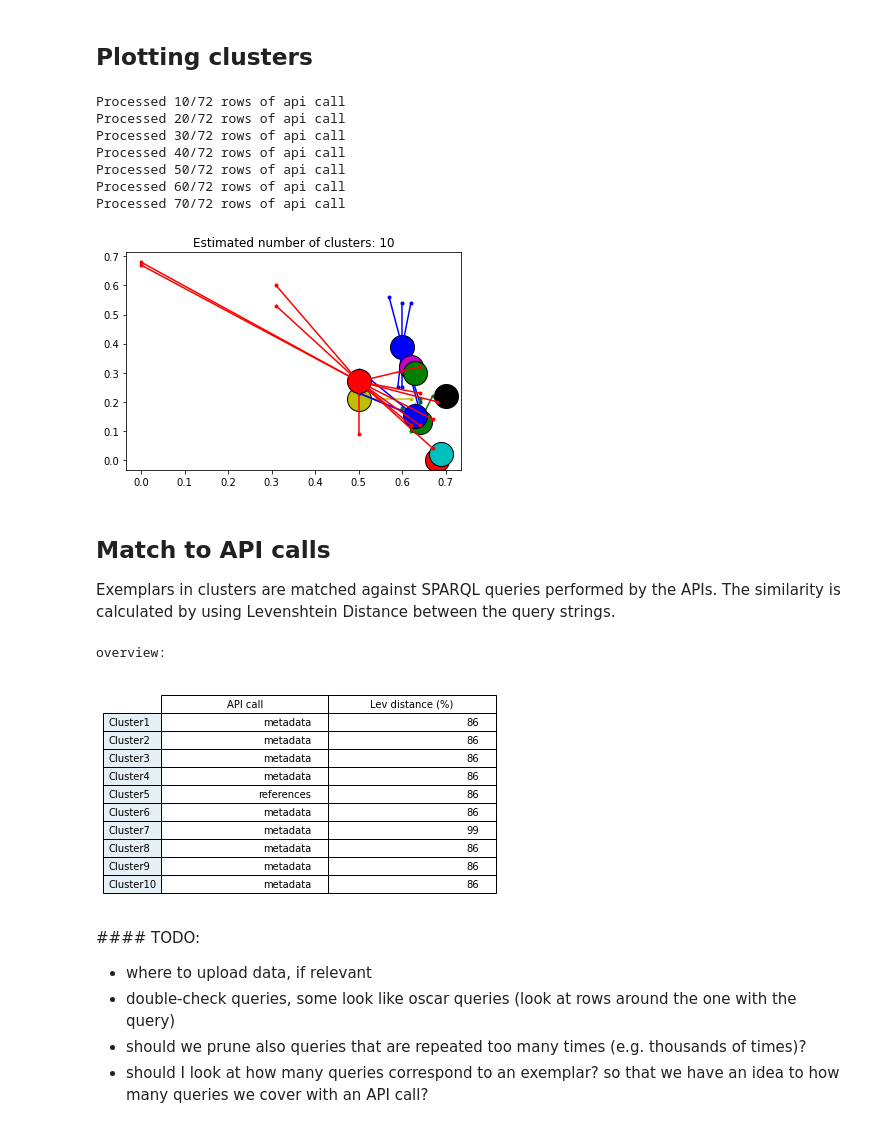
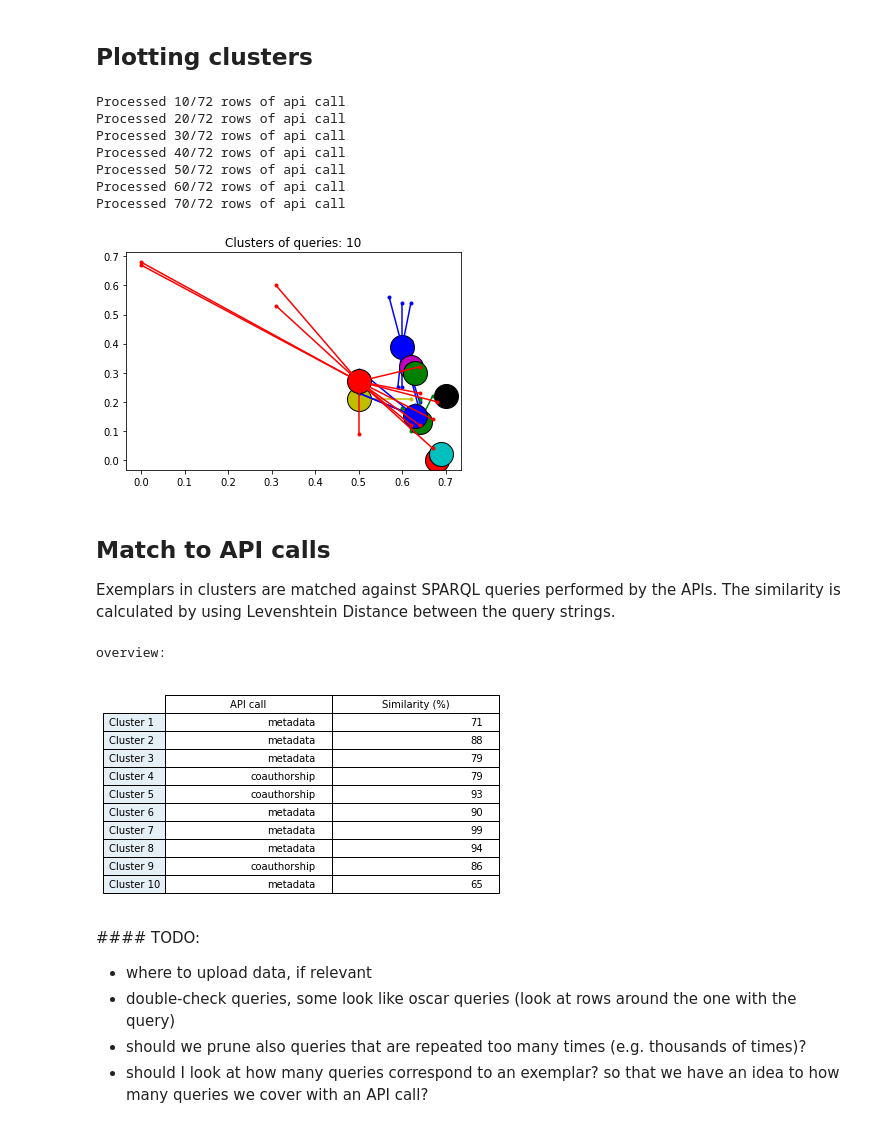
Before and after one commit to opencitations/ramose, a Jupyter notebook: eval/RAMOSE_logs.ipynb, the cells around one changed output. Drawn from its saved outputs; the diff is of its cells as text; code cells hidden in the pictures.

```diff
--- a/eval/RAMOSE_logs.ipynb
+++ b/eval/RAMOSE_logs.ipynb
@@ -17,7 +17,7 @@ df3 = pd.read_csv(zf3.open('log-2020-0102-filtered.csv'), sep=',', error_bad_lin
 
 zf4 = zipfile.ZipFile('log-2020-0105-filtered.csv.zip')
 df4 = pd.read_csv(zf4.open('log-2020-0105-filtered.csv'), sep=',', error_bad_lines=False, quoting=csv.QUOTE_NONE, warn_bad_lines=False)
-df = pd.concat([df1, df2, df3, df4], ignore_index=True)
+df = pd.concat([df1, df2, df3, df4]) #, ignore_index=True
 df.head()
 # %% [output]
 |  | TIME | REMOTE_ADDR | HTTP_USER_AGENT | HTTP_REFERER | HTTP_HOST | REQUEST_URI |
@@ -42,0 +63,18 @@ print(len(df_sparql))
+# %%
+#df_sparql_plot = df_sparql.groupby("TIME")['REQUEST_URI'].apply(lambda tags: len(tags))
+#df_sparql_plot.head()
+import matplotlib.pyplot as plt
+
+df_sparql['T'] = df_sparql.index
+df_sparql['T'] = df_sparql['T'].apply(lambda x: x[1:8])
+
+dates , queries = [], []
+for key,group_df in df_sparql.groupby('T'):
+    dates.append(pd.to_datetime(key, format = '%Y-%m'))
+    queries.append(len(group_df))
+
+fig = plt.figure(figsize=(16,9))
+ax = fig.add_axes([0,0,1,1])
+ax.set_yscale('linear')
+ax.bar(dates,queries, width = 15)
+plt.show()
@@ -423,7 +475,7 @@ def compute_similarity(s1, s2):
 X = np.zeros((len(queries_10_min_list), len(queries_10_min_list)))
 for i in range(len(queries_10_min_list)):
     if i > 0 and i % 10 == 0:
-        print("Processed %d/%d rows of api call" % (i, X.shape[0]))
+        print("Processed %d/%d rows of sparql queries" % (i, X.shape[0]))
     for j in range(len(queries_10_min_list)):
         if X[i, j] == 0.0:
             X[i, j] = compute_similarity(queries_10_min_list[i].lower(), queries_10_min_list[j].lower())
@@ -443,7 +495,7 @@ for k, col in zip(range(n_clusters_), colors):
     for x in X[class_members]:
         plt.plot([cluster_center[0], x[0]], [cluster_center[1], x[1]], col)
 
-plt.title('Estimated number of clusters: %d' % n_clusters_)
+plt.title('Clusters of queries: %d' % n_clusters_)
 plt.show()
 # %% [output]
 Processed 10/72 rows of api call
@@ -453,7 +505,7 @@ Processed 40/72 rows of api call
 Processed 50/72 rows of api call
 Processed 60/72 rows of api call
 Processed 70/72 rows of api call
-[figure, old version]
+[figure, new version]
 # %% [markdown]
 ## Match to API calls
 
@@ -461,37 +513,37 @@ Exemplars in clusters are matched against SPARQL queries performed by the APIs.
 # %%
 from fuzzywuzzy import process
 from fuzzywuzzy import fuzz
 
 print("overview:" )
 i = 0
 cell_text , row_headers = [] , []
 for cluster_id in np.unique(affprop.labels_):
     exemplar = queries_10_min_list[affprop.cluster_centers_indices_[cluster_id]]
     original_q = unquote(df_sparql_no_tail.loc[df_sparql_no_tail['CLEAN_QUERY'] == exemplar, 'REQUEST_URI'].iloc[0]).replace('+',' ')
     i+=1
-    best_match = process.extractOne(exemplar,api_calls)
+    best_match = process.extractOne(exemplar,api_calls, scorer=fuzz.token_set_ratio)
+    #best_match = process.extractOne(exemplar,api_calls, score_cutoff=80)
     index = api_calls.index(best_match[0])
     name = api_names[index].replace('_clean','')
-    row_headers.append('Cluster'+str(i))
+    row_headers.append('Cluster '+str(i))
     cell_text.append([name, best_match[1]])
-
 ax = plt.gca()
 ax.get_xaxis().set_visible(False)
 ax.get_yaxis().set_visible(False)
 plt.box(on=None)
 
 rcolors = plt.cm.BuPu(np.full(len(row_headers), 0.1))
-column_headers = ['API call', 'Lev distance (%)'] #  -partial ratio
+column_headers = ['API call', 'Similarity (%)']
 the_table = plt.table(cellText=cell_text,
                   rowLabels=row_headers,
                   rowColours=rcolors,
                   colLabels=column_headers,
                   loc='center')
 
 the_table.scale(1, 1.5)
 # %% [output]
 overview:
-[figure, old version]
+[figure, new version]
 # %% [markdown]
 #### TODO:
 
```
Also changed, not shown: parts of 9 cells of this notebook.
